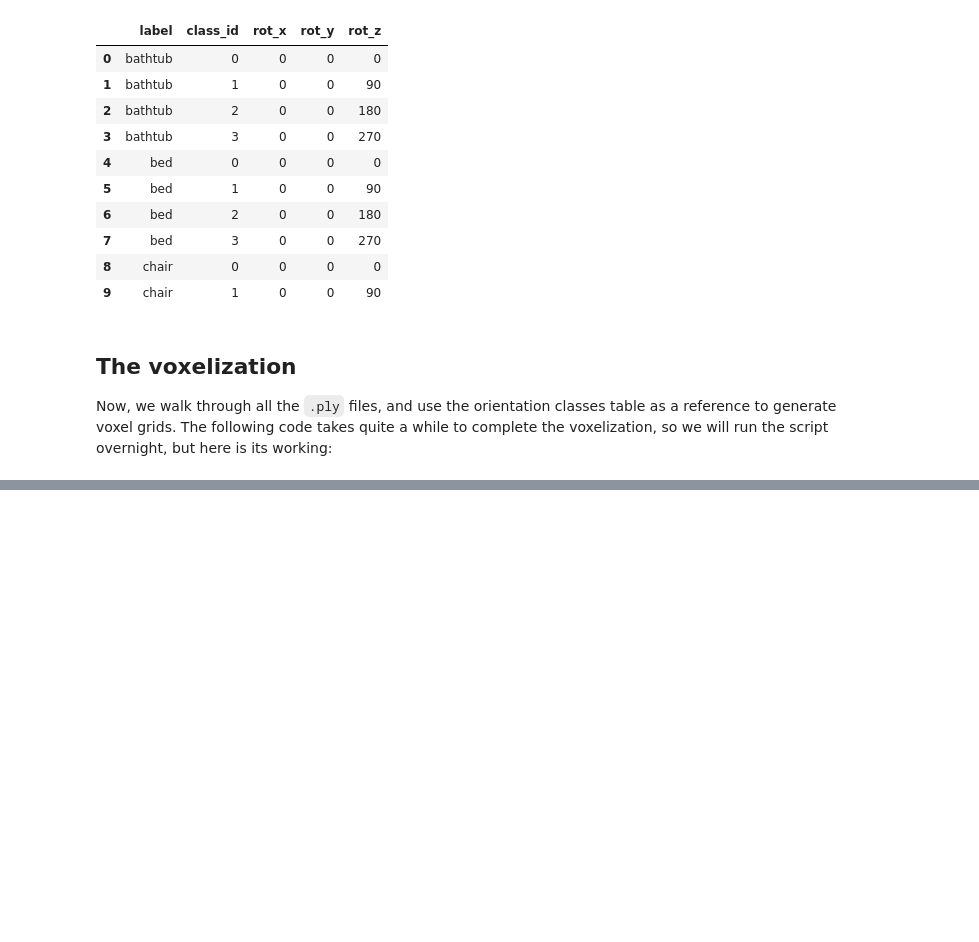
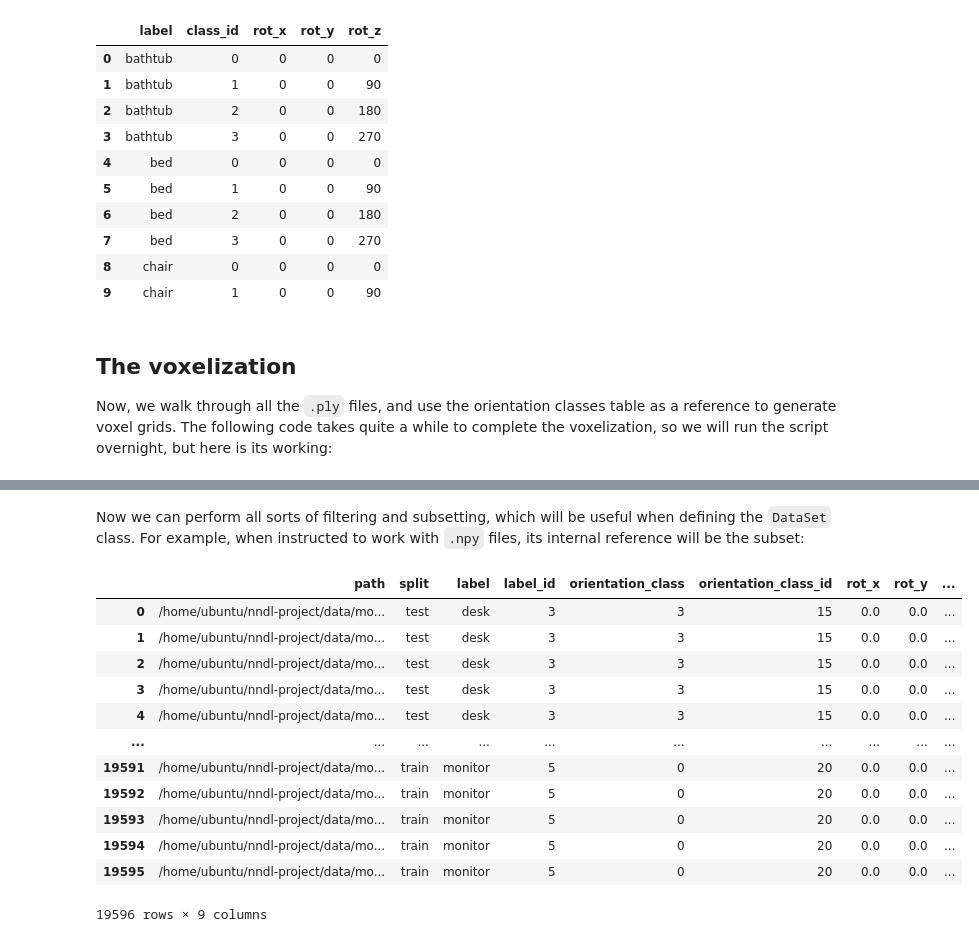
Before and after one commit to zanocrate/nndl-project, a Jupyter notebook: notebooks/2_Dataset Folder.ipynb, the cells around one changed output, grey strips where cells are left out. Saved outputs shown, nothing was run; the diff lists cells and outputs as text; code cells hidden in the pictures; blank space fills up the shorter version.

```diff
--- a/notebooks/2_Dataset Folder.ipynb
+++ b/notebooks/2_Dataset Folder.ipynb
@@ -189,0 +315,22 @@ _TO DO_
+# %% [markdown]
+Now we can perform all sorts of filtering and subsetting, which will be useful when defining the `DataSet` class. For example, when instructed to work with `.npy` files, its internal reference will be the subset:
+# %%
+# load it
+metadata = pd.read_parquet(os.path.join(dataset_dir,'metadata.parquet'))
+
+# subset on the npy files
+metadata[metadata['path'].str.contains('/npy/')]
+# %% [output]
+|  | path | split | label | label_id | orientation_class | orientation_class_id | rot_x | rot_y | ... |
+| 0 | /home/ubuntu/nndl-project/data/mo... | test | desk | 3 | 3 | 15 | 0.0 | 0.0 | ... |
+| 1 | /home/ubuntu/nndl-project/data/mo... | test | desk | 3 | 3 | 15 | 0.0 | 0.0 | ... |
+| 2 | /home/ubuntu/nndl-project/data/mo... | test | desk | 3 | 3 | 15 | 0.0 | 0.0 | ... |
+| 3 | /home/ubuntu/nndl-project/data/mo... | test | desk | 3 | 3 | 15 | 0.0 | 0.0 | ... |
+| 4 | /home/ubuntu/nndl-project/data/mo... | test | desk | 3 | 3 | 15 | 0.0 | 0.0 | ... |
+| ... | ... | ... | ... | ... | ... | ... | ... | ... | ... |
+| 19591 | /home/ubuntu/nndl-project/data/mo... | train | monitor | 5 | 0 | 20 | 0.0 | 0.0 | ... |
+| 19592 | /home/ubuntu/nndl-project/data/mo... | train | monitor | 5 | 0 | 20 | 0.0 | 0.0 | ... |
+| 19593 | /home/ubuntu/nndl-project/data/mo... | train | monitor | 5 | 0 | 20 | 0.0 | 0.0 | ... |
+| 19594 | /home/ubuntu/nndl-project/data/mo... | train | monitor | 5 | 0 | 20 | 0.0 | 0.0 | ... |
+| 19595 | /home/ubuntu/nndl-project/data/mo... | train | monitor | 5 | 0 | 20 | 0.0 | 0.0 | ... |
+19596 rows × 9 columns
```
Also changed, not shown: parts of 9 cells of this notebook, 17 other files.
